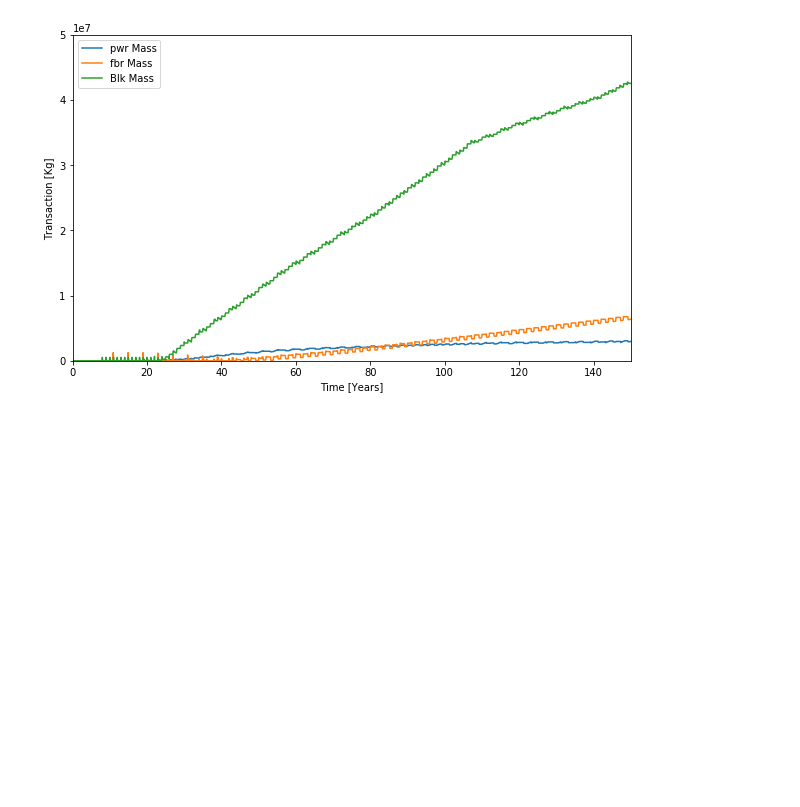
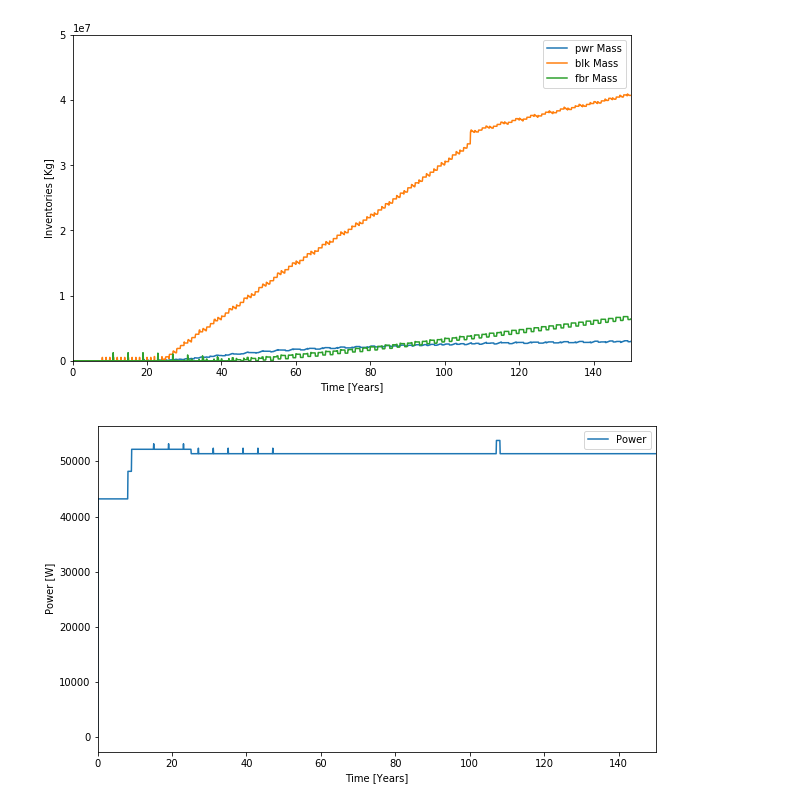
Before and after one commit to Baaaaam/EG30, a Jupyter notebook: EG30_analysis.ipynb, the cells around one changed output. Saved outputs shown, nothing was run; the diff lists cells and outputs as text; code cells hidden in the pictures; blank space fills up the shorter version.

```diff
--- a/EG30_analysis.ipynb
+++ b/EG30_analysis.ipynb
@@ -54 +71,20 @@ plt.savefig('trans.png', dpi=326)
+# %%
+sep_inv_str_pwr_tru = com.inventories(ev, facilities=['Storage_pwr_tru'])
+sep_inv_str_blk_tru = com.inventories(ev, facilities=['Storage_blk_tru'])
+sep_inv_sep = com.inventories(ev, facilities=['SEP'])
+# %%
+sep_inv_str_pwr_tru_dat = pd.DataFrame({'Time': sep_inv_str_pwr_tru.Time/12., 'pwr Mass': sep_inv_str_pwr_tru.Mass})
+sep_inv_str_blk_tru_dat =  pd.DataFrame({'Time': sep_inv_str_blk_tru.Time/12., 'blk Mass': sep_inv_str_blk_tru.Mass})
+sep_inv_sep_dat =  pd.DataFrame({'Time': sep_inv_sep.Time/12., 'fbr Mass': sep_inv_sep.Mass})
+
+e1x = sep_inv_str_pwr_tru_dat.plot(x='Time', y='pwr Mass', figsize=(10, 6))
+sep_inv_str_blk_tru_dat.plot(x='Time', y='blk Mass', ax=e1x)
+sep_inv_sep_dat.plot(x='Time', y='fbr Mass', ax=e1x)
+
+plt.ylim([0,50000000])
+plt.xlabel('Time [Years]')
+plt.ylabel('Inventories [Kg]')
+plt.savefig('inv.png', dpi=326)
+# %% [output]
+[figure, added]
 # %%
@@ -62,21 +92,10 @@ blk_inv = com.get_inventory_timeseries(ev, facilities=['Storage_blk_tru'])
 # %%
-sep_inv_N2_dat = pd.DataFrame({'Time': sep_inv_N_2.Time/12., 'pwr Mass': sep_inv_N_2.Quantity})
-sep_inv_N_dat =  pd.DataFrame({'Time': sep_inv_N.Time/12., 'fbr Mass': sep_inv_N.Quantity})
-blk_inv_dat =  pd.DataFrame({'Time': sep_inv_N.Time/12., 'Blk Mass': blk_inv.Quantity})
+power_dat = pd.DataFrame({'Time': power.Time/12., 'Power': power.Value})
+e1x = power_dat.plot(x='Time', y='Power', figsize=(10, 6))
 
-
-
-e1x = sep_inv_N2_dat.plot(x='Time', y='pwr Mass', figsize=(10, 6))
-sep_inv_N_dat.plot(x='Time', y='fbr Mass', ax=e1x)
-blk_inv_dat.plot(x='Time', y='Blk Mass', ax=e1x)
-
-
-
-
-
-plt.ylim([0,50000000])
+#plt.ylim([0,1000000])
 plt.xlabel('Time [Years]')
-plt.ylabel('Transaction [Kg]')
-plt.savefig('inv.png', dpi=326)
+plt.ylabel('Power [W]')
+plt.savefig('power.png', dpi=326)
 # %% [output]
-[figure, old version]
+[figure, new version]
```
Also changed, not shown: parts of 19 cells of this notebook, 3 other files.
